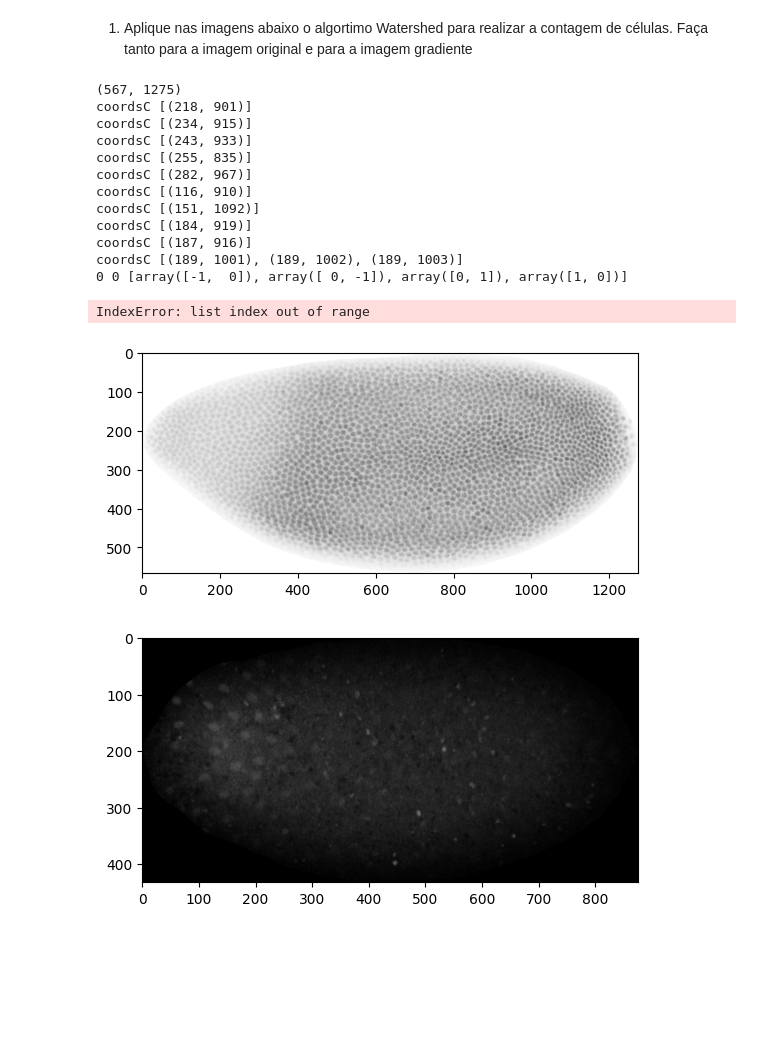
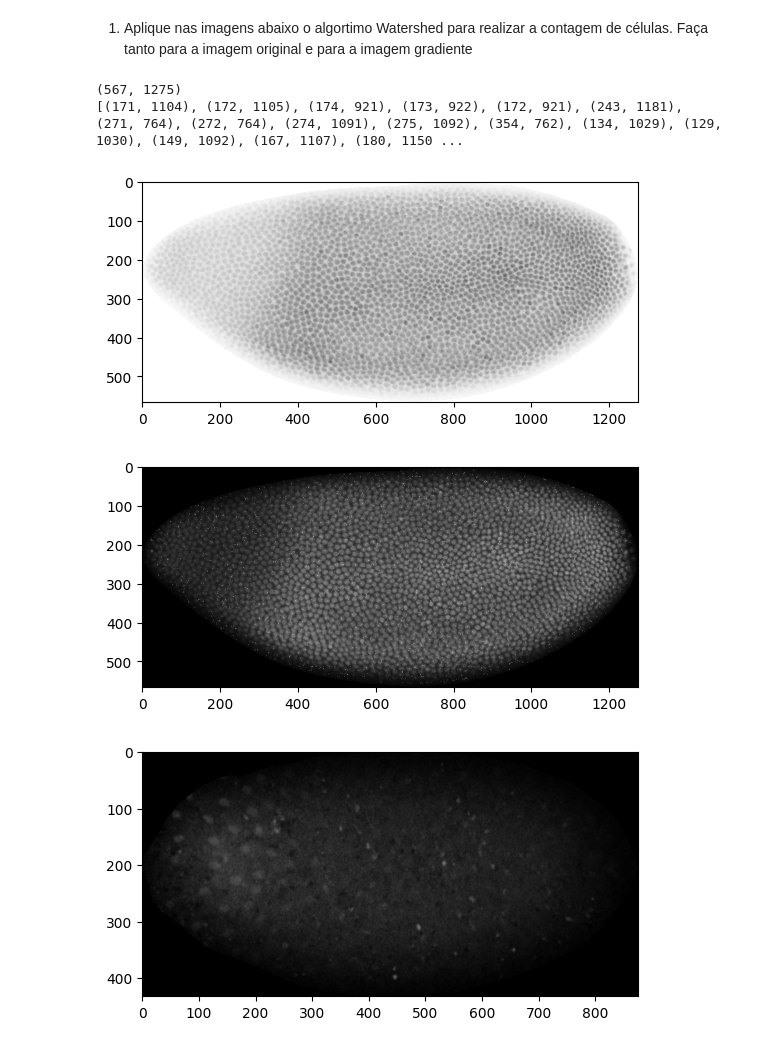
Before and after one commit to Elymas-Magus/gsi058_t1_pedropaulo.spaiva.a, a Jupyter notebook: Lab08 - Watershed/lab08.ipynb, the cells around one changed output. Drawn from its saved outputs; the diff is of its cells as text; code cells hidden in the pictures; blank space fills up the shorter version.

```diff
--- a/Lab08 - Watershed/lab08.ipynb
+++ b/Lab08 - Watershed/lab08.ipynb
@@ -63,6 +63,7 @@ def getCoords(image):
     return coords[1:]
 
 anterior = np.array(img1_inv)
+current = np.array(img1_inv)
 
 anterior[img1_inv > 20] = BLACK
 anterior[img1_inv <= 20] = WHITE
@@ -74,62 +75,52 @@ numComponentsA, componentsA = cv2.connectedComponents(anterior)
 coordsA = getCoords(componentsA)
 
 elem = np.array([(-1, 0), (0, -1), (0, 1), (1, 0)])
-watershed = np.array([])
+watershed = []
 for thresh in range(30, 260, 10):
-    current = np.array(img1_inv)
-
     current[img1_inv > thresh] = BLACK
     current[img1_inv <= thresh] = WHITE
 
     numComponentsC, componentsC = cv2.connectedComponents(current)
     coordsC = getCoords(componentsC)
 
     for item in coordsC:
-        # print('coordsC', [ (int(i), int(j)) for i, j in item ])
-        oldComponents = sorted([ componentsA[i, j] for i, j in item ])
+        oldComponents = sorted(np.unique([ componentsA[i][j] for i, j in item ]), reverse=True)
         if len(oldComponents) < 2:
             pass
 
-        if oldComponents[0] == 0:
+        if oldComponents[0] == WHITE:
             oldComponents = oldComponents[1:]
 
-        dilatedA = np.array([]) * len(oldComponents)
+        dilatedA = [ [] for _ in range(len(oldComponents)) ]
         for i in range(len(oldComponents)):
             label = oldComponents[i]
 
-            if label < 1 or label >= len(coordsA) or coordsA[label - 1] is None:
-                pass
+            # Corrigir dilatacao manual
+            if label > 0 and label < len(coordsA) and coordsA[label - 1] is not None:
+                for coordX, coordY in coordsA[label - 1]:
+                    dilatedA[i].extend([ (coordX + x, coordY + y) for x, y in elem ])
 
-            # Corrigir dilatacao manual
-            print(label, len(coordsA), [ point for point in elem ])
-            dilatedA[i] = [ coordsA[label - 1] + point for point in elem ]
 
         for i in range(len(dilatedA)):
             for j in range(i + 1, len(dilatedA)):
-                watershed = np.concatenate(watershed, [ ele1 for ele1 in dilatedA[i] for ele2 in dilatedA[j] if ele1 == ele2 ])
+                watershed.extend([ ele1 for ele1 in dilatedA[i] for ele2 in dilatedA[j] if ele1 == ele2 ])
+
+    componentsA = componentsC
+    coordsA = coordsC
+
 
 print(watershed)
 result = np.array(img1)
-# for i, j in watershed:
-#     result[i, j] = BLACK
+for i, j in watershed:
+    result[i, j] = WHITE
 
 
 showImage(result)
 # %% [output]
 (567, 1275)
-coordsC [(218, 901)]
-coordsC [(234, 915)]
-coordsC [(243, 933)]
-coordsC [(255, 835)]
-coordsC [(282, 967)]
-coordsC [(116, 910)]
-coordsC [(151, 1092)]
-coordsC [(184, 919)]
-coordsC [(187, 916)]
-coordsC [(189, 1001), (189, 1002), (189, 1003)]
-0 0 [array([-1,  0]), array([ 0, -1]), array([0, 1]), array([1, 0])]
+[(171, 1104), (172, 1105), (174, 921), (173, 922), (172, 921), (243, 1181), (271, 764), (272, 764), (274, 1091), (275, 1092), (354, 762), (134, 1029), (129, 1030), (149, 1092), (167, 1107), (180, 1150 ...
-IndexError: list index out of range
 [figure]
+[figure, added]
 # %%
 img2 = cv2.imread("image2.jpg", cv2.IMREAD_GRAYSCALE)
 
```
Also changed, not shown: 1 other file.
